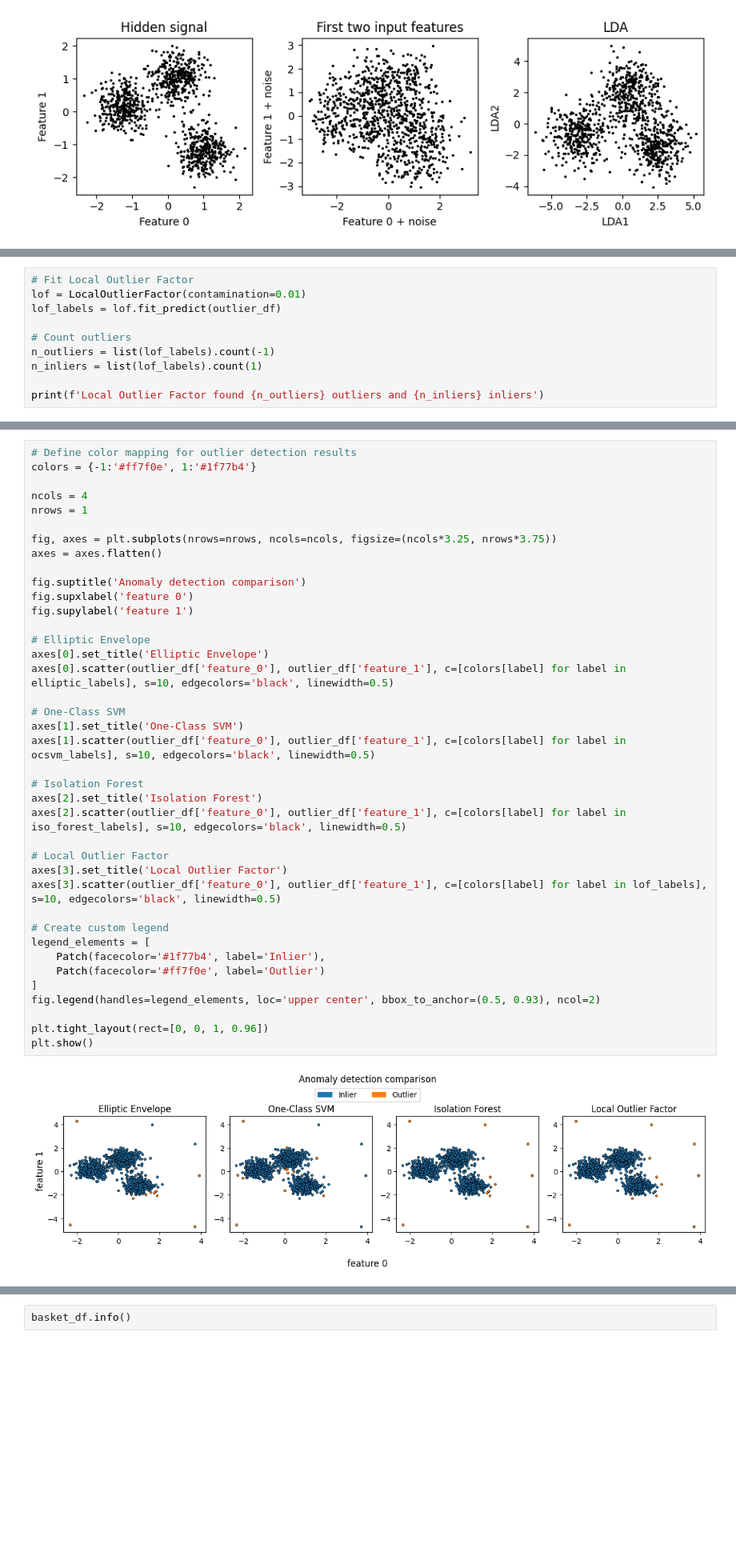
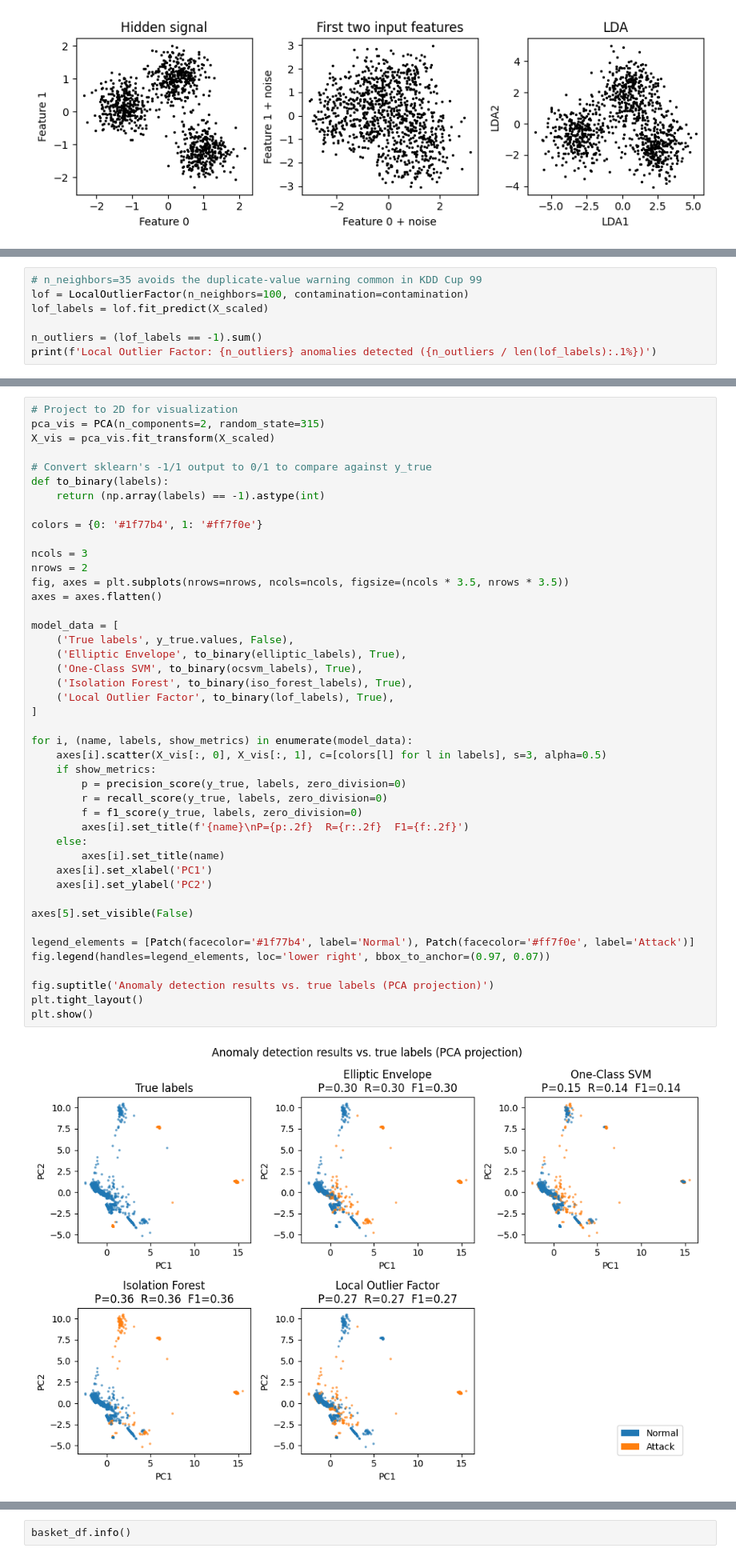
Before and after one commit to gperdrizet/fullstack-2605, a Jupyter notebook: unit-3/lesson-22/lesson-22-demo.ipynb, the cells around one changed output, grey strips where cells are left out. Shown at 80% size. Cells and saved outputs as stored; diff of their text form; blank space fills up the shorter version.

```diff
--- a/unit-3/lesson-22/lesson-22-demo.ipynb
+++ b/unit-3/lesson-22/lesson-22-demo.ipynb
@@ -844,13 +903,10 @@ Local Outlier Factor computes the local density deviation of a data point with r
 
 Scikit-learn [LocalOutlierFactor](https://scikit-learn.org/stable/modules/generated/sklearn.neighbors.LocalOutlierFactor.html) implementation
 # %%
-# Fit Local Outlier Factor
-lof = LocalOutlierFactor(contamination=0.01)
-lof_labels = lof.fit_predict(outlier_df)
+# n_neighbors=35 avoids the duplicate-value warning common in KDD Cup 99
+lof = LocalOutlierFactor(n_neighbors=100, contamination=contamination)
+lof_labels = lof.fit_predict(X_scaled)
 
-# Count outliers
-n_outliers = list(lof_labels).count(-1)
-n_inliers = list(lof_labels).count(1)
-
-print(f'Local Outlier Factor found {n_outliers} outliers and {n_inliers} inliers')
+n_outliers = (lof_labels == -1).sum()
+print(f'Local Outlier Factor: {n_outliers} anomalies detected ({n_outliers / len(lof_labels):.1%})')
 # %% [output]
@@ -860,44 +918,49 @@ Local Outlier Factor found 11 outliers and 999 inliers
 # %%
-# Define color mapping for outlier detection results
-colors = {-1:'#ff7f0e', 1:'#1f77b4'}
+# Project to 2D for visualization
+pca_vis = PCA(n_components=2, random_state=315)
+X_vis = pca_vis.fit_transform(X_scaled)
 
-ncols = 4
-nrows = 1
+# Convert sklearn's -1/1 output to 0/1 to compare against y_true
+def to_binary(labels):
+    return (np.array(labels) == -1).astype(int)
 
-fig, axes = plt.subplots(nrows=nrows, ncols=ncols, figsize=(ncols*3.25, nrows*3.75))
+colors = {0: '#1f77b4', 1: '#ff7f0e'}
+
+ncols = 3
+nrows = 2
+fig, axes = plt.subplots(nrows=nrows, ncols=ncols, figsize=(ncols * 3.5, nrows * 3.5))
 axes = axes.flatten()
 
-fig.suptitle('Anomaly detection comparison')
-fig.supxlabel('feature 0')
-fig.supylabel('feature 1')
+model_data = [
+    ('True labels', y_true.values, False),
+    ('Elliptic Envelope', to_binary(elliptic_labels), True),
+    ('One-Class SVM', to_binary(ocsvm_labels), True),
+    ('Isolation Forest', to_binary(iso_forest_labels), True),
+    ('Local Outlier Factor', to_binary(lof_labels), True),
+]
 
-# Elliptic Envelope
-axes[0].set_title('Elliptic Envelope')
-axes[0].scatter(outlier_df['feature_0'], outlier_df['feature_1'], c=[colors[label] for label in elliptic_labels], s=10, edgecolors='black', linewidth=0.5)
+for i, (name, labels, show_metrics) in enumerate(model_data):
+    axes[i].scatter(X_vis[:, 0], X_vis[:, 1], c=[colors[l] for l in labels], s=3, alpha=0.5)
+    if show_metrics:
+        p = precision_score(y_true, labels, zero_division=0)
+        r = recall_score(y_true, labels, zero_division=0)
+        f = f1_score(y_true, labels, zero_division=0)
+        axes[i].set_title(f'{name}\nP={p:.2f}  R={r:.2f}  F1={f:.2f}')
+    else:
+        axes[i].set_title(name)
+    axes[i].set_xlabel('PC1')
+    axes[i].set_ylabel('PC2')
 
-# One-Class SVM
-axes[1].set_title('One-Class SVM')
-axes[1].scatter(outlier_df['feature_0'], outlier_df['feature_1'], c=[colors[label] for label in ocsvm_labels], s=10, edgecolors='black', linewidth=0.5)
+axes[5].set_visible(False)
 
-# Isolation Forest
-axes[2].set_title('Isolation Forest')
-axes[2].scatter(outlier_df['feature_0'], outlier_df['feature_1'], c=[colors[label] for label in iso_forest_labels], s=10, edgecolors='black', linewidth=0.5)
+legend_elements = [Patch(facecolor='#1f77b4', label='Normal'), Patch(facecolor='#ff7f0e', label='Attack')]
+fig.legend(handles=legend_elements, loc='lower right', bbox_to_anchor=(0.97, 0.07))
 
-# Local Outlier Factor
-axes[3].set_title('Local Outlier Factor')
-axes[3].scatter(outlier_df['feature_0'], outlier_df['feature_1'], c=[colors[label] for label in lof_labels], s=10, edgecolors='black', linewidth=0.5)
-
-# Create custom legend
-legend_elements = [
-    Patch(facecolor='#1f77b4', label='Inlier'),
-    Patch(facecolor='#ff7f0e', label='Outlier')
-]
-fig.legend(handles=legend_elements, loc='upper center', bbox_to_anchor=(0.5, 0.93), ncol=2)
-
-plt.tight_layout(rect=[0, 0, 1, 0.96])
+fig.suptitle('Anomaly detection results vs. true labels (PCA projection)')
+plt.tight_layout()
 plt.show()
 # %% [output]
-[figure, old version]
+[figure, new version]
 # %% [markdown]
 ## 4. Association rule learning
 
```
Also changed, not shown: parts of 13 cells of this notebook.
